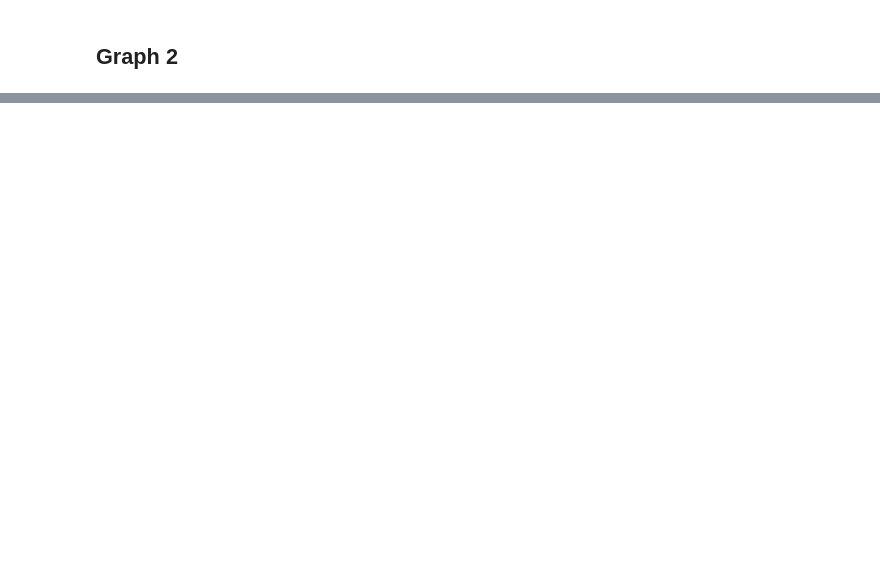
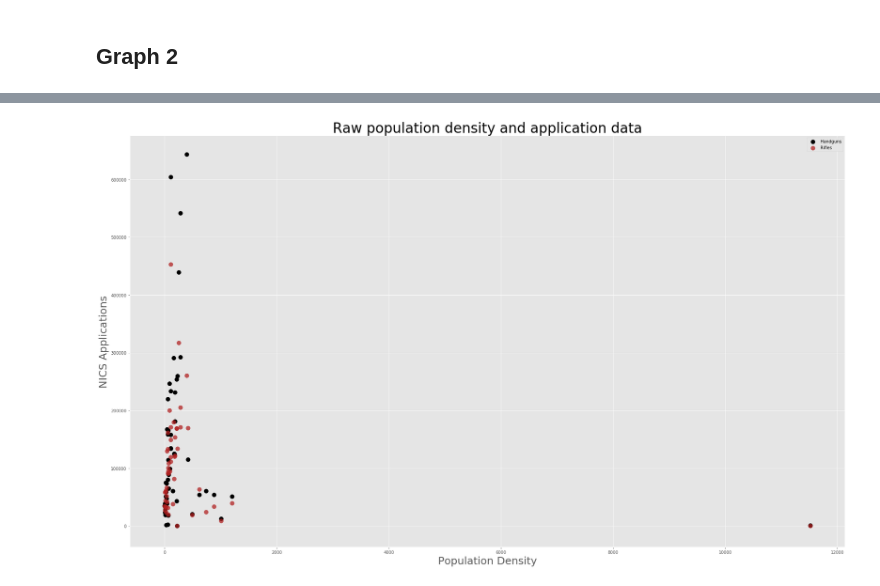
Before and after one commit to RellikDog/Capstone1, a Jupyter notebook: Capstone.ipynb, the cells around one changed output, grey strips where cells are left out. Drawn from its saved outputs; the diff is of its cells as text; code cells hidden in the pictures; blank space fills up the shorter version.

```diff
--- a/Capstone.ipynb
+++ b/Capstone.ipynb
@@ -124,0 +159,24 @@ ax.legend()
+# %%
+#Show DC as outlier
+#Set up plot
+fig, ax = plt.subplots(figsize=(25,15))
+#Set up variables
+x = np.array(nics_2018_df['pop_density'])
+handgun_y = nics_2018_df['total_handgun']
+long_gun_y = nics_2018_df['total_long_gun']
+#Plot
+ax.scatter(x, handgun_y, c='black', label='Handguns', alpha=1, s=100)
+ax.scatter(x, long_gun_y, c='firebrick', label='Rifles', alpha=.75, s=100)
+#Label
+ax.set_xlabel('Population Density', fontdict={'fontsize': 25, 'fontweight': 5})
+ax.set_ylabel('NICS Applications', fontdict={'fontsize': 25, 'fontweight': 5})
+ax.set_title('Raw population density and application data', fontdict={'fontsize': 33, 'fontweight': 7})
+# ax.axvline(x[0], color='grey', alpha=.3, label='State')
+# for i in range(1, len(x)):
+#     ax.axvline(x[i], color='grey', alpha=.3)
+ax.legend()
+fig.tight_layout()
+#V Generates graph image if missing V
+#fig.savefig('graphs/scatter-withDC.png')
+# %% [output]
+[figure, added]
```
Also changed, not shown: parts of 3 cells of this notebook, 6 other files.
